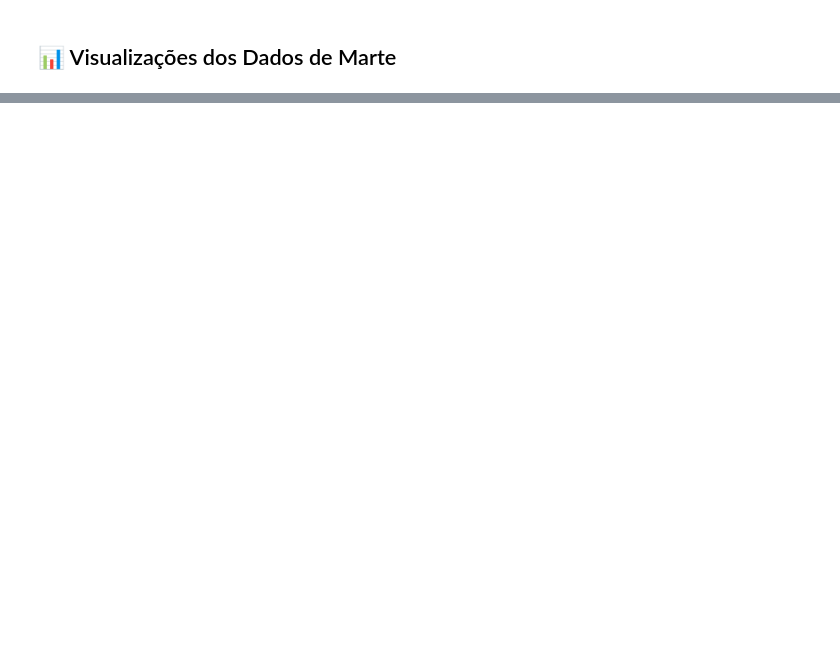
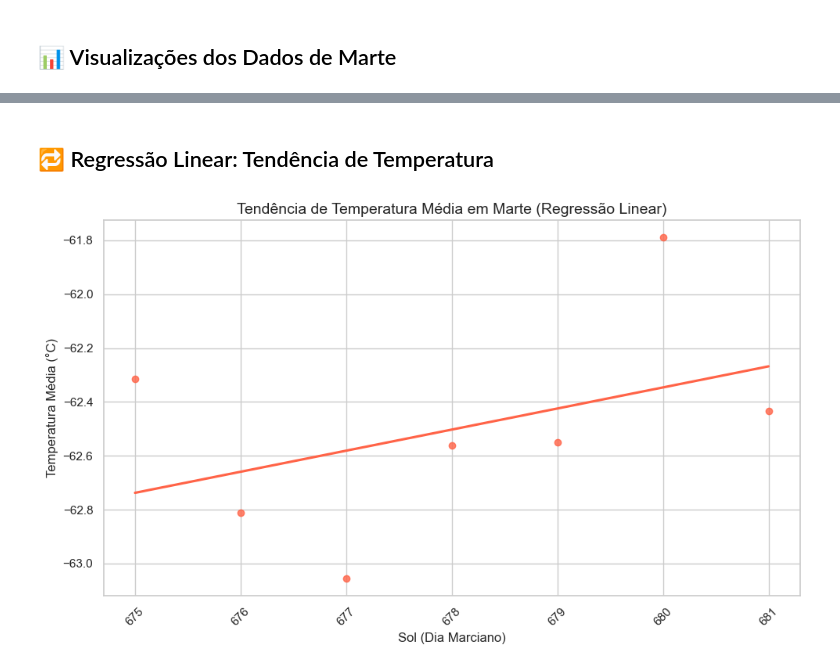
Before and after one commit to xXeverton/Analise_de_Clima_em_Marte, a Jupyter notebook: notebooks/mars_analysis.ipynb, the cells around one changed output, grey strips where cells are left out. Cells and saved outputs as stored; diff of their text form; code cells hidden in the pictures; blank space fills up the shorter version.

```diff
--- a/notebooks/mars_analysis.ipynb
+++ b/notebooks/mars_analysis.ipynb
@@ -106,0 +120,12 @@ plt.show()
+# %% [markdown]
+## 🔁 Regressão Linear: Tendência de Temperatura
+# %%
+sns.regplot(x="sol", y="avg_temp", data=df, color="tomato", marker="o", ci=None)
+plt.title("Tendência de Temperatura Média em Marte (Regressão Linear)", fontsize=14)
+plt.xlabel("Sol (Dia Marciano)")
+plt.ylabel("Temperatura Média (°C)")
+plt.xticks(rotation=45)
+plt.tight_layout()
+plt.show()
+# %% [output]
+[figure, added]
```
Also changed, not shown: parts of 12 cells of this notebook, 4 other files.
